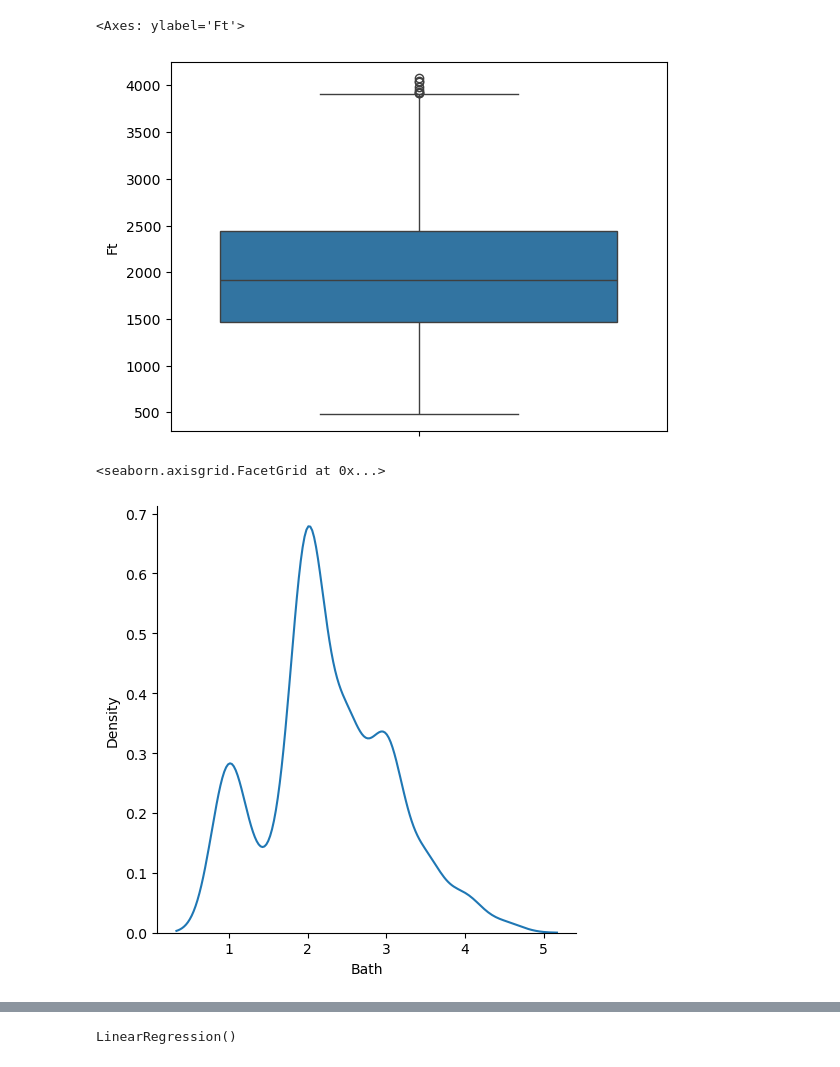
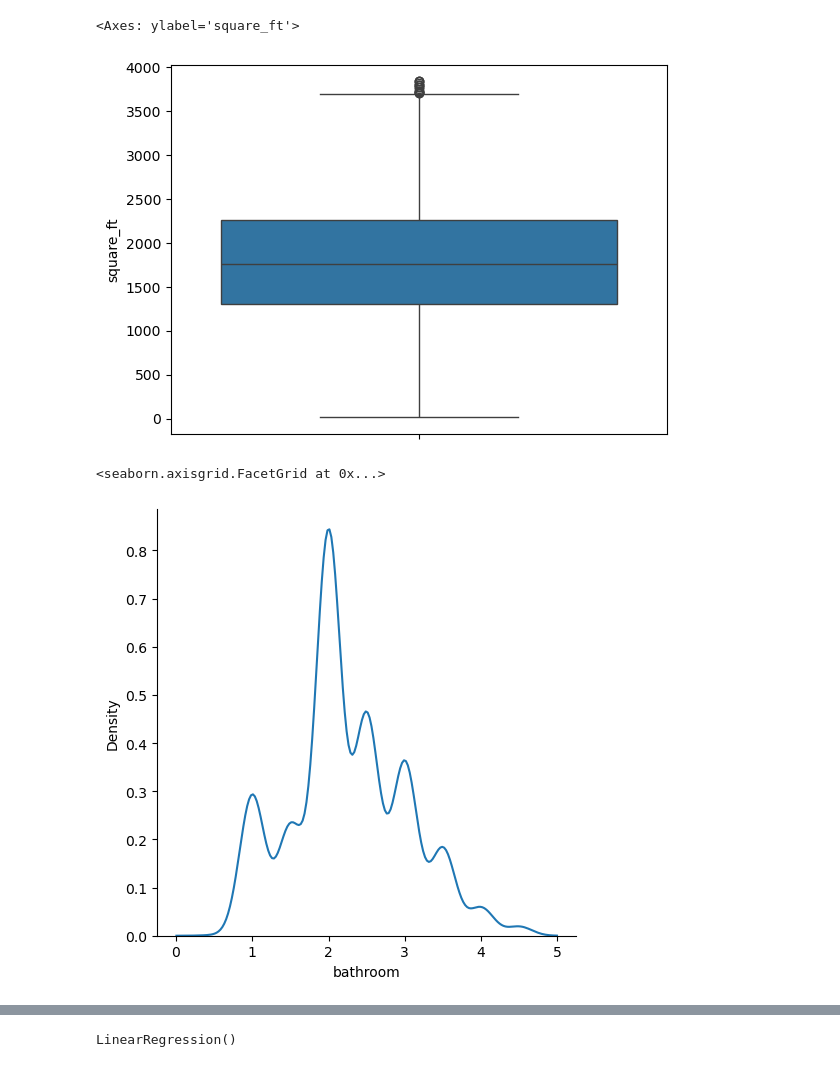
Before and after one commit to ritikdotxyz/House_Price_Prediction, a Jupyter notebook: house_price.ipynb, the cells around one changed output, grey strips where cells are left out. Cells and saved outputs as stored; diff of their text form; code cells hidden in the pictures.

```diff
--- a/house_price.ipynb
+++ b/house_price.ipynb
@@ -45,3 +53,5 @@ df.dropna(inplace=True)
+# %%
+df = df.drop_duplicates()
 # %%
 df.shape
 # %% [output]
@@ -135,8 +140,8 @@ sns.boxplot(df["price"])
 # %%
-Q1 = df["Bed"].quantile(0.25)
-Q3 = df["Bed"].quantile(0.75)
+Q1 = df["bedroom"].quantile(0.25)
+Q3 = df["bedroom"].quantile(0.75)
 IQR = Q3 - Q1
 lower_bound = Q1 - 1.5 * IQR
 upper_bound = Q3 + 1.5 * IQR
-df = df[(df["Bed"] >= lower_bound) & (df["Bed"] <= upper_bound)]
+df = df[(df["bedroom"] >= lower_bound) & (df["bedroom"] <= upper_bound)]
 # %%
@@ -147,8 +152,8 @@ sns.boxplot(df["Bed"])
 # %%
-Q1 = df["Bath"].quantile(0.25)
-Q3 = df["Bath"].quantile(0.75)
+Q1 = df["bathroom"].quantile(0.25)
+Q3 = df["bathroom"].quantile(0.75)
 IQR = Q3 - Q1
 lower_bound = Q1 - 1.5 * IQR
 upper_bound = Q3 + 1.5 * IQR
-df = df[(df["Bath"] >= lower_bound) & (df["Bath"] <= upper_bound)]
+df = df[(df["bathroom"] >= lower_bound) & (df["bathroom"] <= upper_bound)]
 # %%
@@ -159,20 +164,20 @@ sns.boxplot(df["Bath"])
 # %%
-Q1 = df["Ft"].quantile(0.25)
-Q3 = df["Ft"].quantile(0.75)
+Q1 = df["square_ft"].quantile(0.25)
+Q3 = df["square_ft"].quantile(0.75)
 IQR = Q3 - Q1
 lower_bound = Q1 - 1.5 * IQR
 upper_bound = Q3 + 1.5 * IQR
-df = df[(df["Ft"] >= lower_bound) & (df["Ft"] <= upper_bound)]
+df = df[(df["square_ft"] >= lower_bound) & (df["square_ft"] <= upper_bound)]
 # %%
-sns.boxplot(df["Ft"])
+sns.boxplot(df["square_ft"])
 # %% [output]
-<Axes: ylabel='Ft'>
+<Axes: ylabel='square_ft'>
-[figure, old version]
+[figure, new version]
 # %%
-sns.displot(df["Bath"],kind="kde")
+sns.displot(df["bathroom"],kind="kde")
 # %% [output]
 <seaborn.axisgrid.FacetGrid at 0x...>
-[figure, old version]
+[figure, new version]
 # %%
 Q1 = df["price"].quantile(0.25)
 Q3 = df["price"].quantile(0.75)
```
Also changed, not shown: parts of 33 cells of this notebook, 1 other file.
